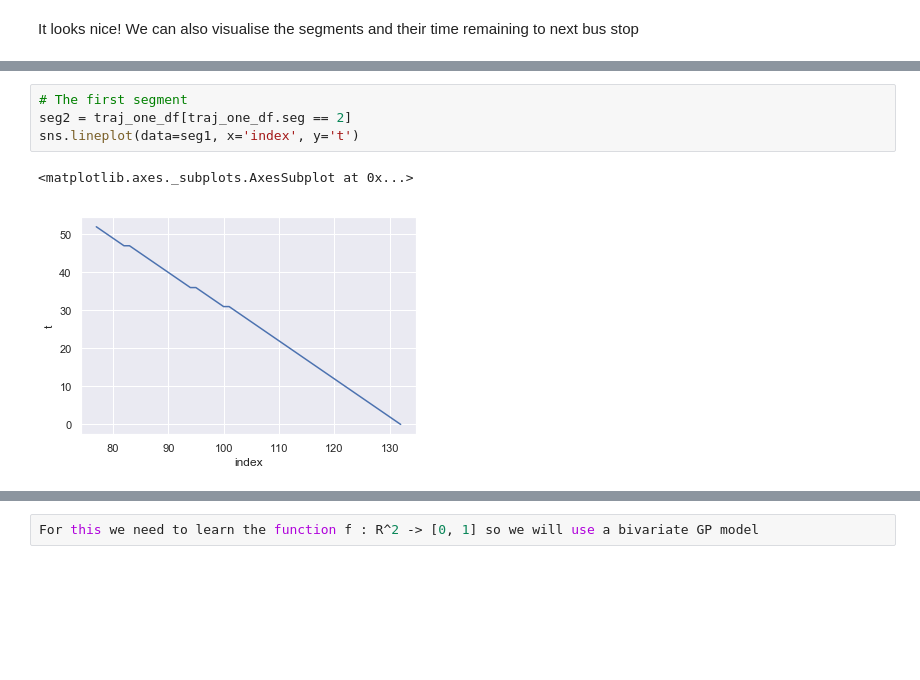
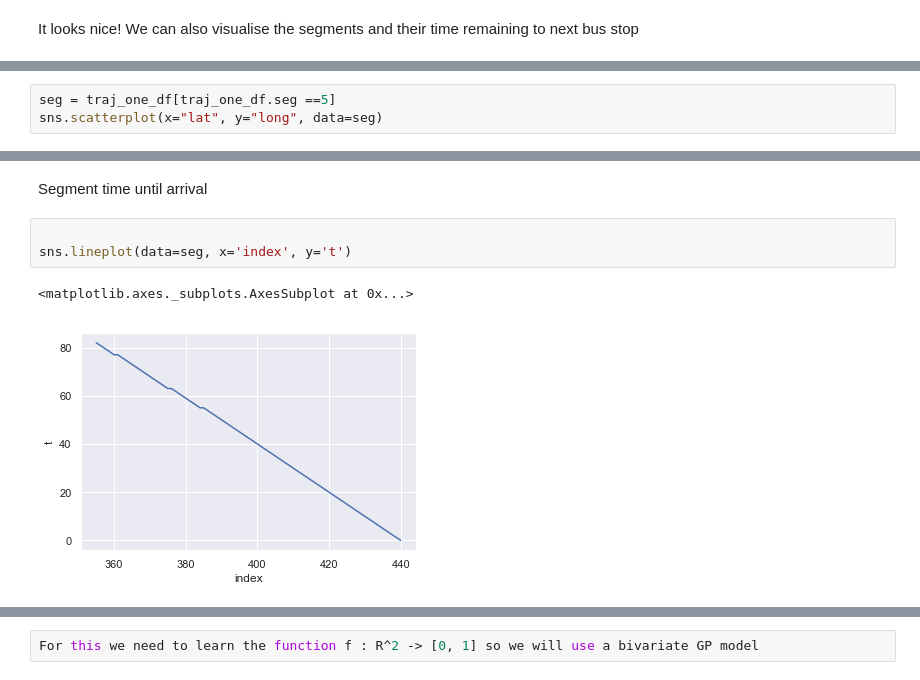
Before and after one commit to M20190649/TDDE19-bus-arrival-time, a Jupyter notebook: GP/Arrival Time Prediction - Model.ipynb, the cells around one changed output, grey strips where cells are left out. Saved outputs shown, nothing was run; the diff lists cells and outputs as text; blank space fills up the shorter version.

```diff
--- a/GP/Arrival Time Prediction - Model.ipynb
+++ b/GP/Arrival Time Prediction - Model.ipynb
@@ -38,0 +41,3 @@ Let's try to learn the synchronisation function for segment two
+# %%
+seg = traj_one_df[traj_one_df.seg ==5]
+sns.scatterplot(x="lat", y="long", data=seg)
@@ -39,7 +47,8 @@ Let's try to learn the synchronisation function for segment two
+# %% [markdown]
+Segment time until arrival
 # %%
-# The first segment
-seg2 = traj_one_df[traj_one_df.seg == 2]
-sns.lineplot(data=seg1, x='index', y='t')
+
+sns.lineplot(data=seg, x='index', y='t')
 # %% [output]
 <matplotlib.axes._subplots.AxesSubplot at 0x...>
-[figure, old version]
+[figure, new version]
```
Also changed, not shown: parts of 14 cells of this notebook.
